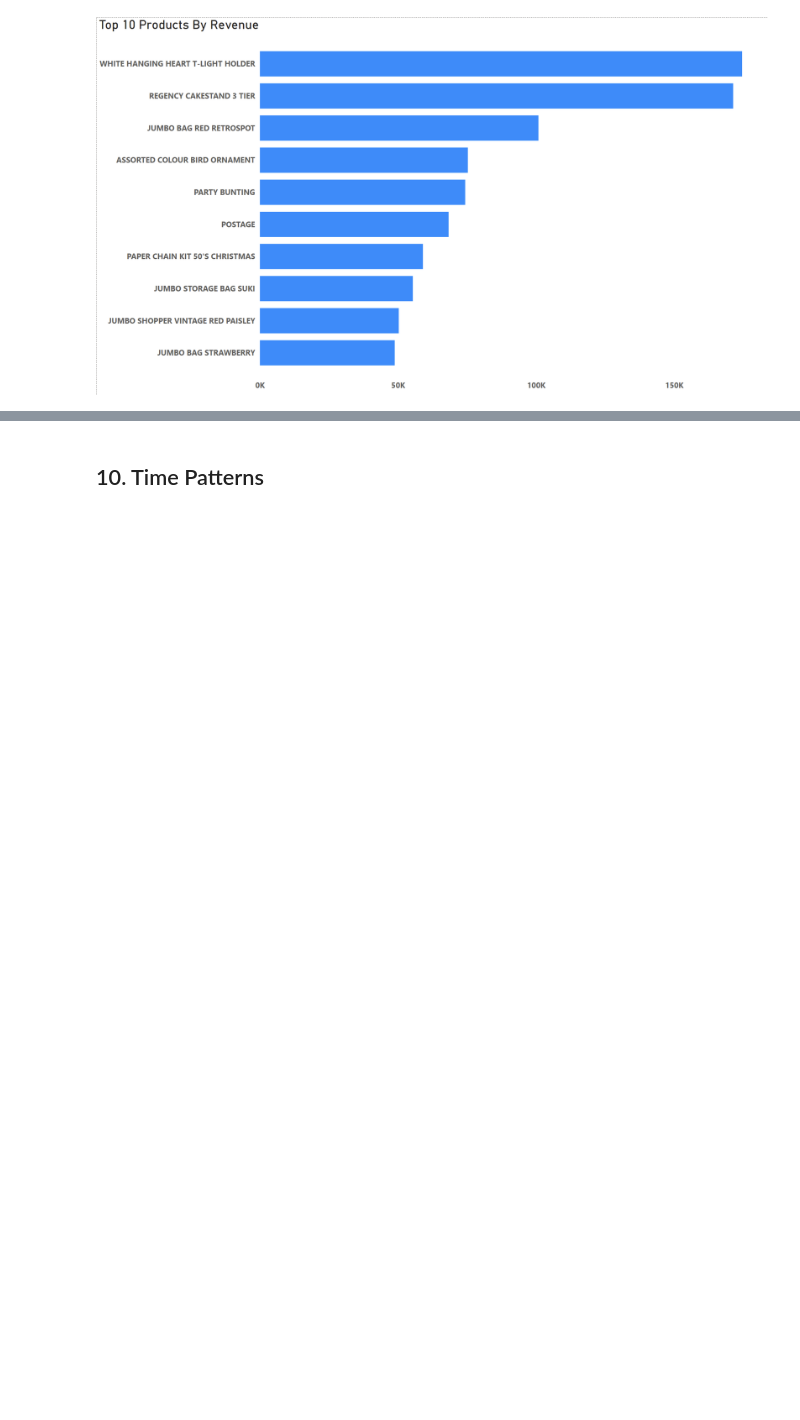
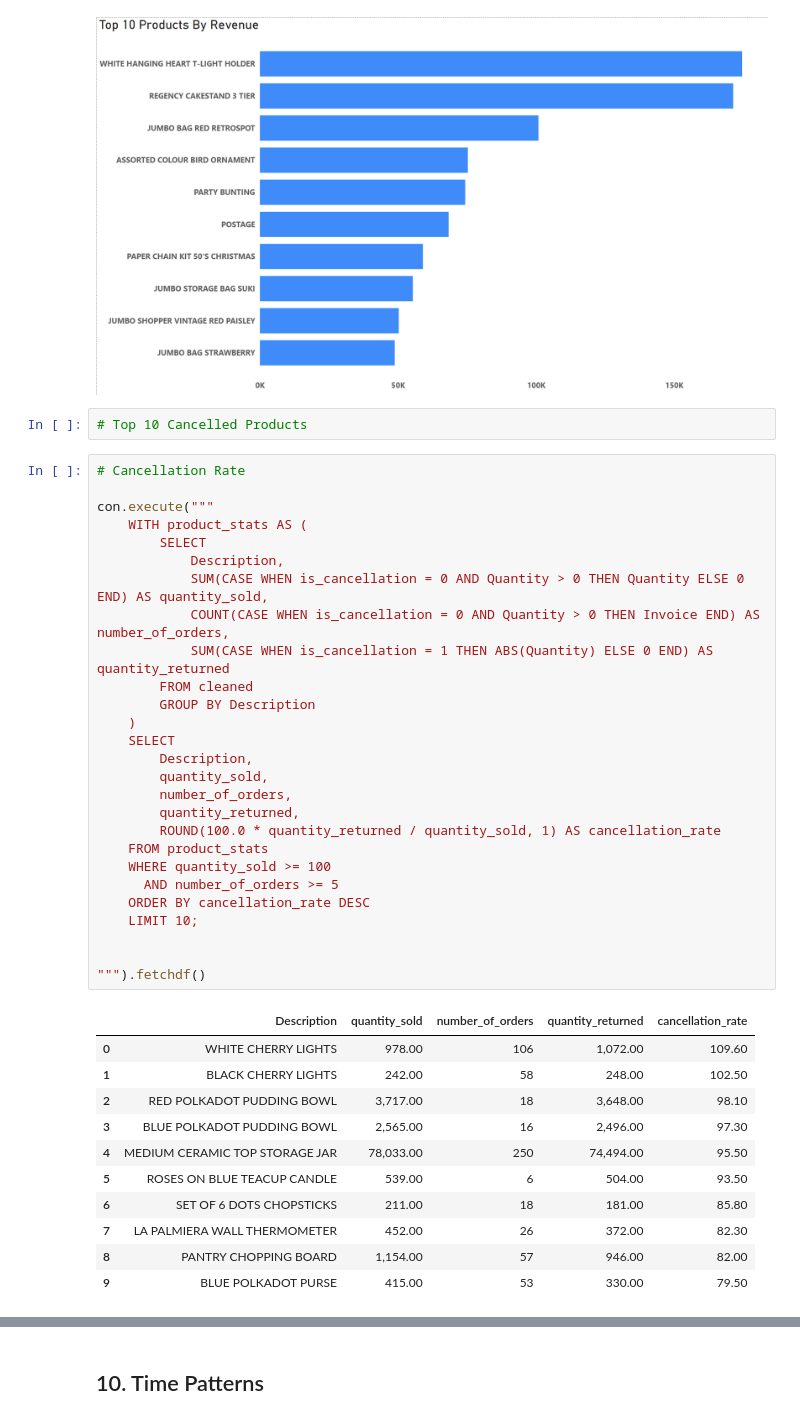
Before and after one commit to Hahm7/online_retail_analysis, a Jupyter notebook: notebooks/analysis.ipynb, the cells around one changed output, grey strips where cells are left out. Saved outputs shown, nothing was run; the diff lists cells and outputs as text; blank space fills up the shorter version.

```diff
--- a/notebooks/analysis.ipynb
+++ b/notebooks/analysis.ipynb
@@ -821,3 +821,44 @@ from IPython.display import Image
 Image('../docs/img/total_revenue_product.png', width=1000, height=600)
 # %% [output]
 [figure]
+# %%
+# Top 10 Cancelled Products
+# %%
+# Cancellation Rate
+
+con.execute("""
+    WITH product_stats AS (
+        SELECT
+            Description,
+            SUM(CASE WHEN is_cancellation = 0 AND Quantity > 0 THEN Quantity ELSE 0 END) AS quantity_sold,
+            COUNT(CASE WHEN is_cancellation = 0 AND Quantity > 0 THEN Invoice END) AS number_of_orders,
+            SUM(CASE WHEN is_cancellation = 1 THEN ABS(Quantity) ELSE 0 END) AS quantity_returned
+        FROM cleaned
+        GROUP BY Description
+    )
+    SELECT
+        Description,
+        quantity_sold,
+        number_of_orders,
+        quantity_returned,
+        ROUND(100.0 * quantity_returned / quantity_sold, 1) AS cancellation_rate
+    FROM product_stats
+    WHERE quantity_sold >= 100
+      AND number_of_orders >= 5
+    ORDER BY cancellation_rate DESC
+    LIMIT 10;
+
+
+""").fetchdf()
+# %% [output]
+|  | Description | quantity_sold | number_of_orders | quantity_returned | cancellation_rate |
+| 0 | WHITE CHERRY LIGHTS | 978.00 | 106 | 1,072.00 | 109.60 |
+| 1 | BLACK CHERRY LIGHTS | 242.00 | 58 | 248.00 | 102.50 |
+| 2 | RED POLKADOT PUDDING BOWL | 3,717.00 | 18 | 3,648.00 | 98.10 |
+| 3 | BLUE POLKADOT PUDDING BOWL | 2,565.00 | 16 | 2,496.00 | 97.30 |
+| 4 | MEDIUM CERAMIC TOP STORAGE JAR | 78,033.00 | 250 | 74,494.00 | 95.50 |
+| 5 | ROSES ON BLUE TEACUP CANDLE | 539.00 | 6 | 504.00 | 93.50 |
+| 6 | SET OF 6 DOTS CHOPSTICKS | 211.00 | 18 | 181.00 | 85.80 |
+| 7 | LA PALMIERA WALL THERMOMETER | 452.00 | 26 | 372.00 | 82.30 |
+| 8 | PANTRY CHOPPING BOARD | 1,154.00 | 57 | 946.00 | 82.00 |
+| 9 | BLUE POLKADOT PURSE | 415.00 | 53 | 330.00 | 79.50 |
```
Also changed, not shown: parts of 4 cells of this notebook, 2 other files.
